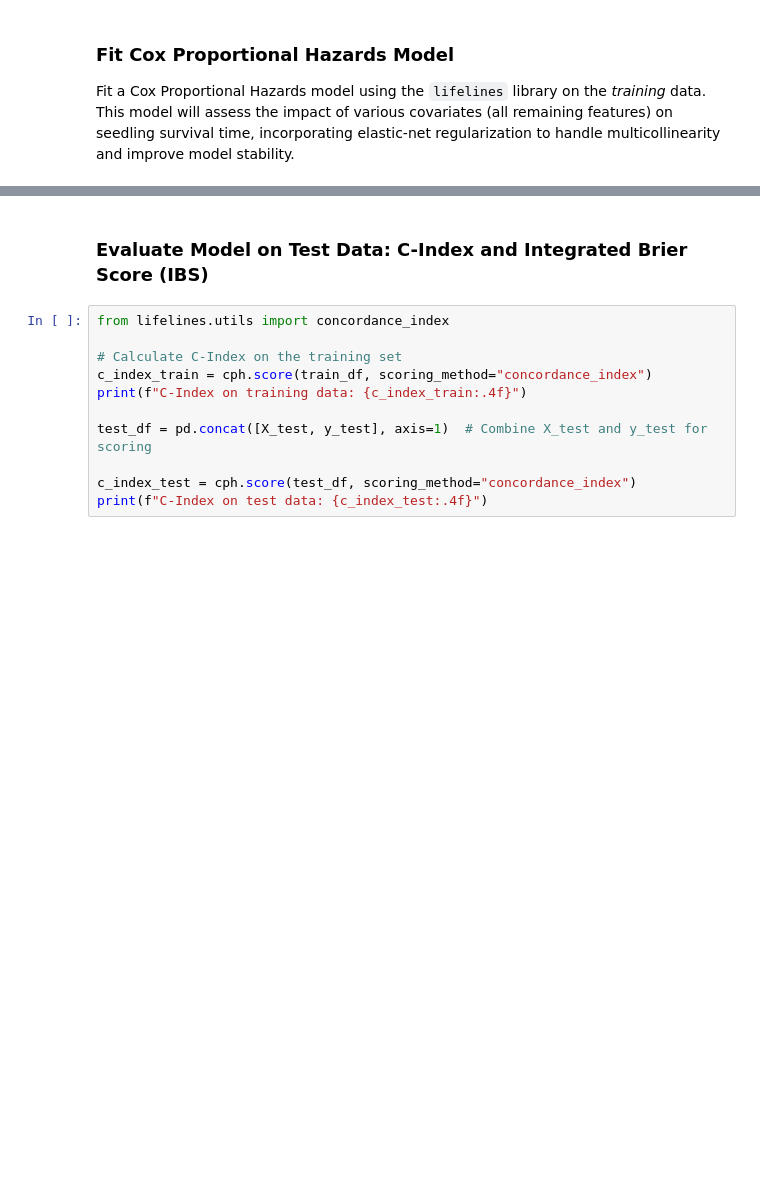
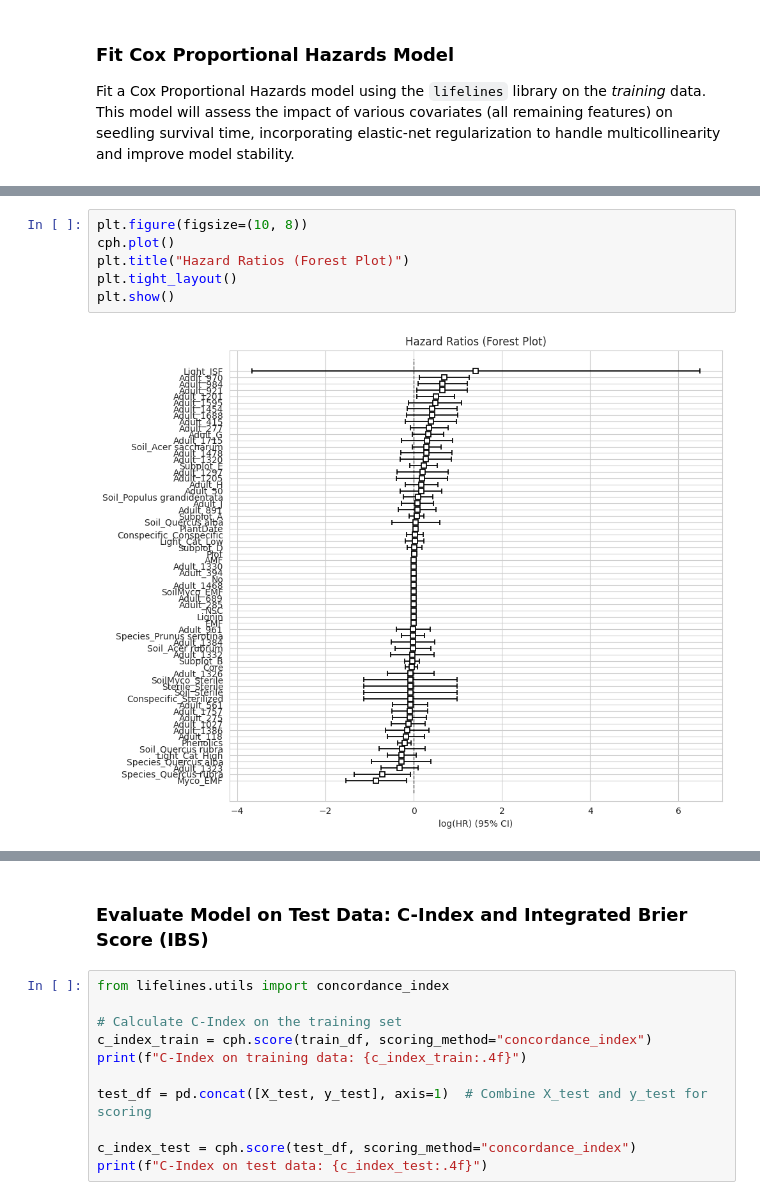
Before and after one commit to liskajiri/appr_lifelines, a Jupyter notebook: APPR_PROJECT.ipynb, the cells around one changed output, grey strips where cells are left out. Cells and saved outputs as stored; diff of their text form; blank space fills up the shorter version.

```diff
--- a/APPR_PROJECT.ipynb
+++ b/APPR_PROJECT.ipynb
@@ -476,0 +509,8 @@ Cox Proportional Hazards Model Summary:
+# %%
+plt.figure(figsize=(10, 8))
+cph.plot()
+plt.title("Hazard Ratios (Forest Plot)")
+plt.tight_layout()
+plt.show()
+# %% [output]
+[figure, added]
```
Also changed, not shown: parts of 33 cells of this notebook, 1 other file.
